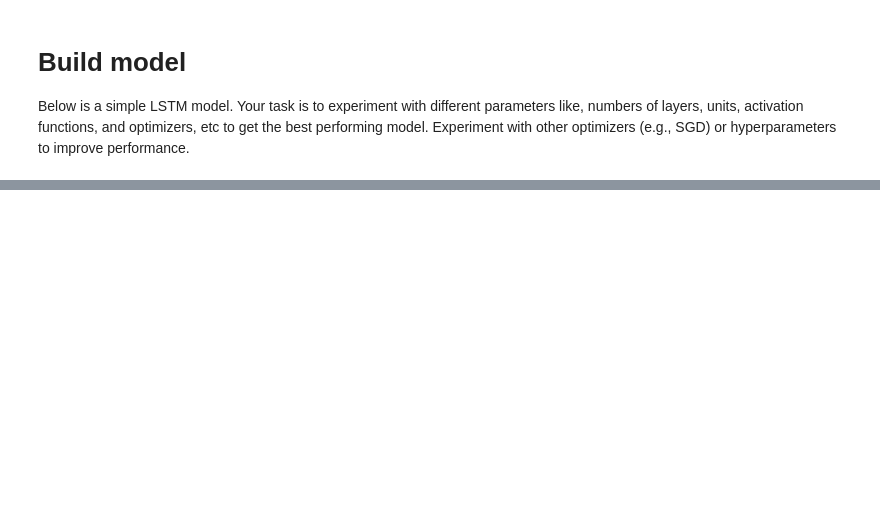
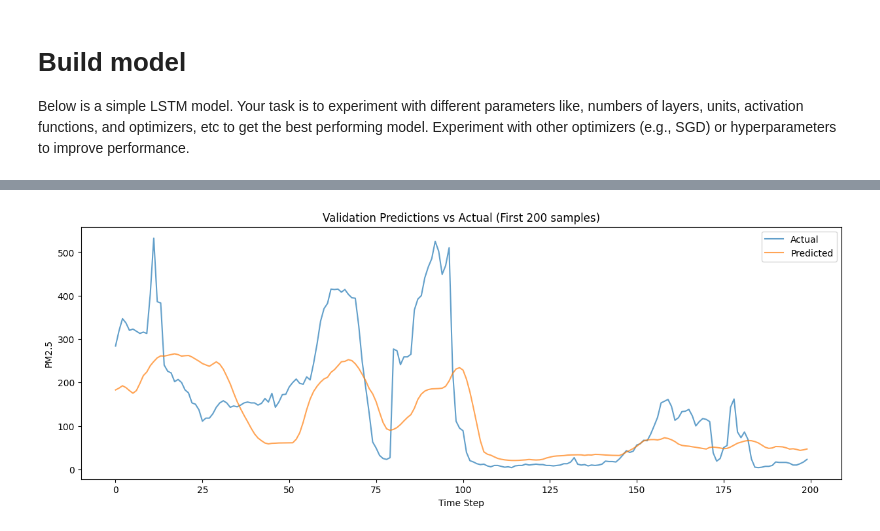
Before and after one commit to NiyonshutiDavid/Kaggle_competition_ML-air_quality_forcasting, a Jupyter notebook: air_quality_forecasting_starter_code.ipynb, the cells around one changed output, grey strips where cells are left out. Drawn from its saved outputs; the diff is of its cells as text; code cells hidden in the pictures; blank space fills up the shorter version.

```diff
--- a/air_quality_forecasting_starter_code.ipynb
+++ b/air_quality_forecasting_starter_code.ipynb
@@ -410,0 +492,8 @@ submission.to_csv('/content/drive/MyDrive/ALU-Course_Documents/Machine learning
+# %%
+# Evaluate on validation set (for reference)
+y_val_pred_scaled = model.predict(X_val_seq)
+y_val_pred = target_scaler.inverse_transform(y_val_pred_scaled).flatten()
+y_val_actual = target_scaler.inverse_transform(y_val_seq.reshape(-1, 1)).flatten()
+
+rmse = np.sqrt(mean_squared_error(y_val_actual, y_val_pred))
+print(f"Validation RMSE: {rmse:.4f}")
@@ -410,0 +503,12 @@ submission.to_csv('/content/drive/MyDrive/ALU-Course_Documents/Machine learning
+# %%
+# Plot some predictions vs actual values
+plt.figure(figsize=(15, 5))
+plt.plot(y_val_actual[:200], label='Actual', alpha=0.7)
+plt.plot(y_val_pred[:200], label='Predicted', alpha=0.7)
+plt.title('Validation Predictions vs Actual (First 200 samples)')
+plt.xlabel('Time Step')
+plt.ylabel('PM2.5')
+plt.legend()
+plt.show()
+# %% [output]
+[figure, added]
```
Also changed, not shown: parts of 33 cells of this notebook.
